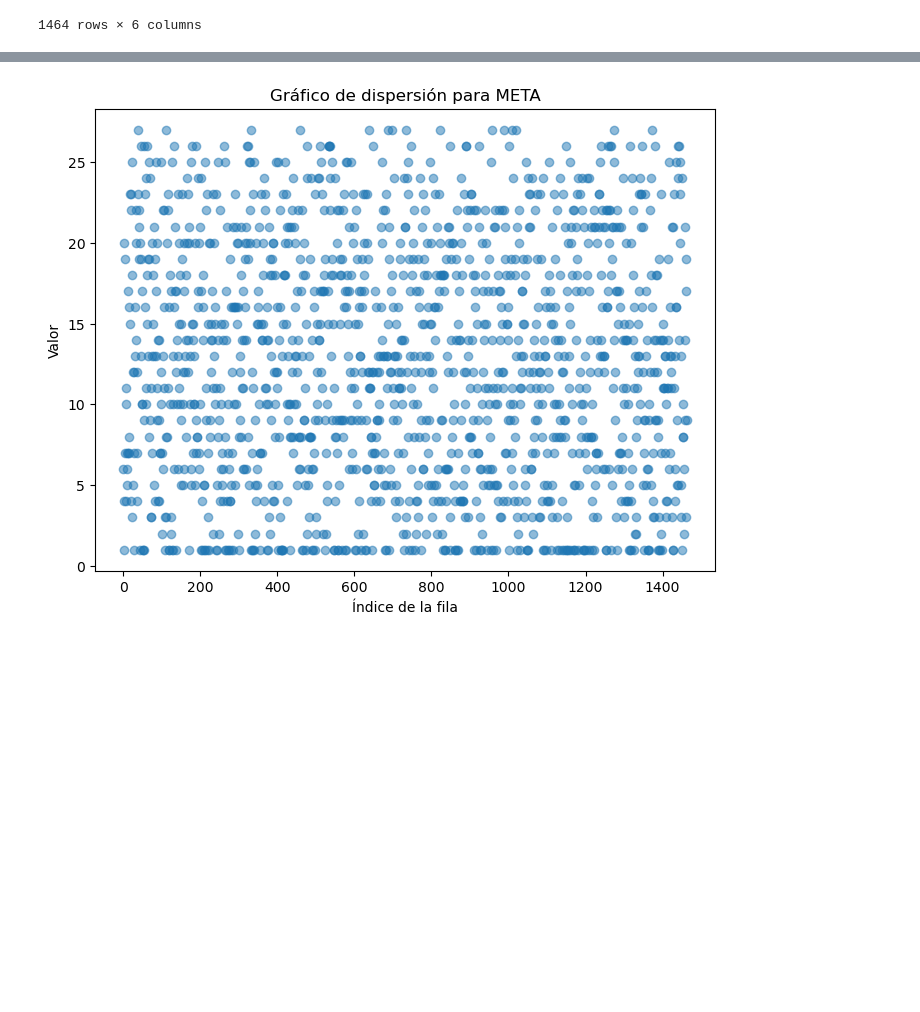
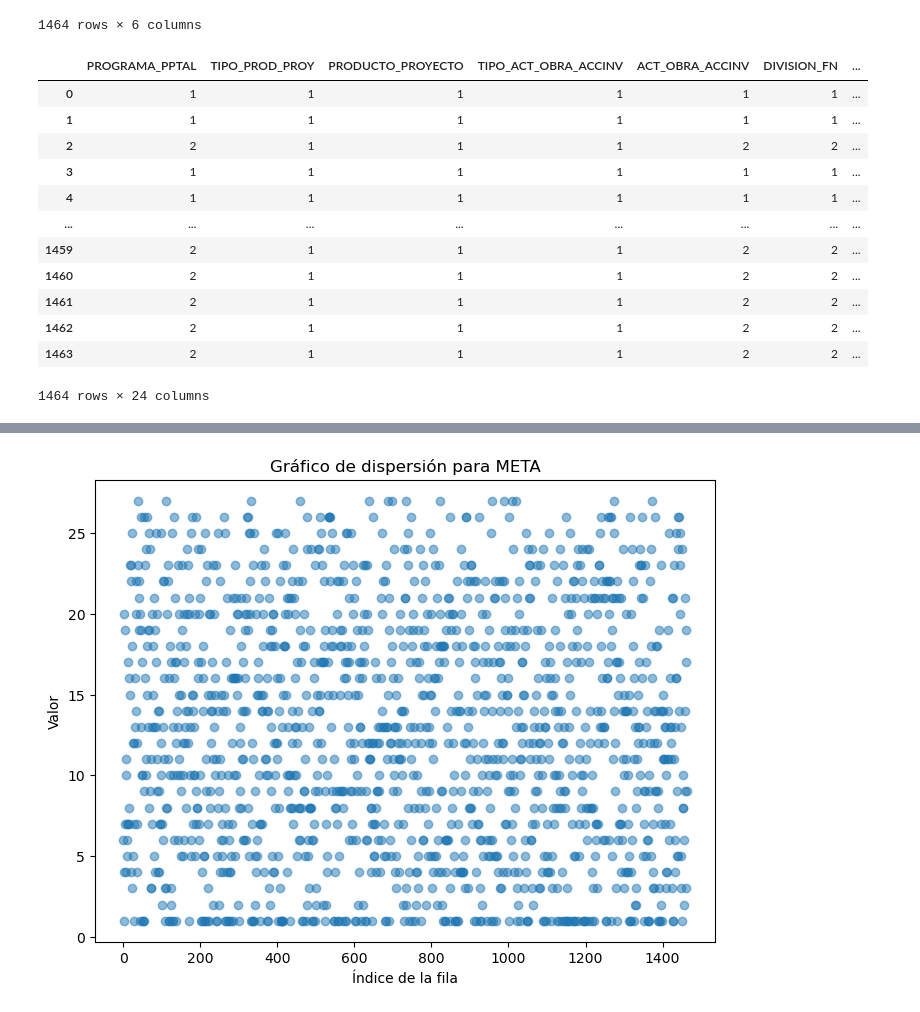
Before and after one commit to JLeandroJM/Project1_MachineL, a Jupyter notebook: main.ipynb, the cells around one changed output, grey strips where cells are left out. Saved outputs shown, nothing was run; the diff lists cells and outputs as text; code cells hidden in the pictures; blank space fills up the shorter version.

```diff
--- a/main.ipynb
+++ b/main.ipynb
@@ -72,3 +103,30 @@ train_fff
 | 1462 | 19 | 0 | 0 | 56 | 170199 | 2250 |
 | 1463 | 9 | 0 | 0 | 46 | 50601 | 5569 |
 1464 rows × 6 columns
+# %%
+
+
+
+categorias_distintas = train_ff.select_dtypes(include=['object']).nunique()
+
+
+for columna in categorias_distintas.index:
+    categorias = train_ff[columna].unique()
+    mapeo = {categoria: indice+1 for indice, categoria in enumerate(categorias)}
+    train_ff[columna] = train_ff[columna].map(mapeo)
+
+train_ff
+# %% [output]
+|  | PROGRAMA_PPTAL | TIPO_PROD_PROY | PRODUCTO_PROYECTO | TIPO_ACT_OBRA_ACCINV | ACT_OBRA_ACCINV | DIVISION_FN | ... |
+| 0 | 1 | 1 | 1 | 1 | 1 | 1 | ... |
+| 1 | 1 | 1 | 1 | 1 | 1 | 1 | ... |
+| 2 | 2 | 1 | 1 | 1 | 2 | 2 | ... |
+| 3 | 1 | 1 | 1 | 1 | 1 | 1 | ... |
+| 4 | 1 | 1 | 1 | 1 | 1 | 1 | ... |
+| ... | ... | ... | ... | ... | ... | ... | ... |
+| 1459 | 2 | 1 | 1 | 1 | 2 | 2 | ... |
+| 1460 | 2 | 1 | 1 | 1 | 2 | 2 | ... |
+| 1461 | 2 | 1 | 1 | 1 | 2 | 2 | ... |
+| 1462 | 2 | 1 | 1 | 1 | 2 | 2 | ... |
+| 1463 | 2 | 1 | 1 | 1 | 2 | 2 | ... |
+1464 rows × 24 columns
```
Also changed, not shown: parts of 5 cells of this notebook.
